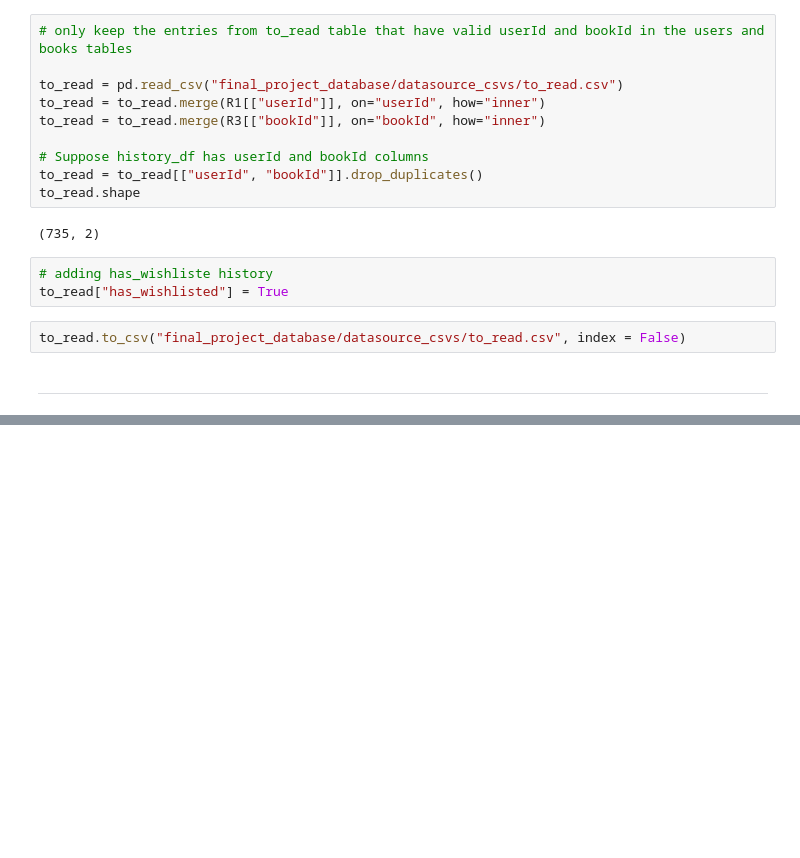
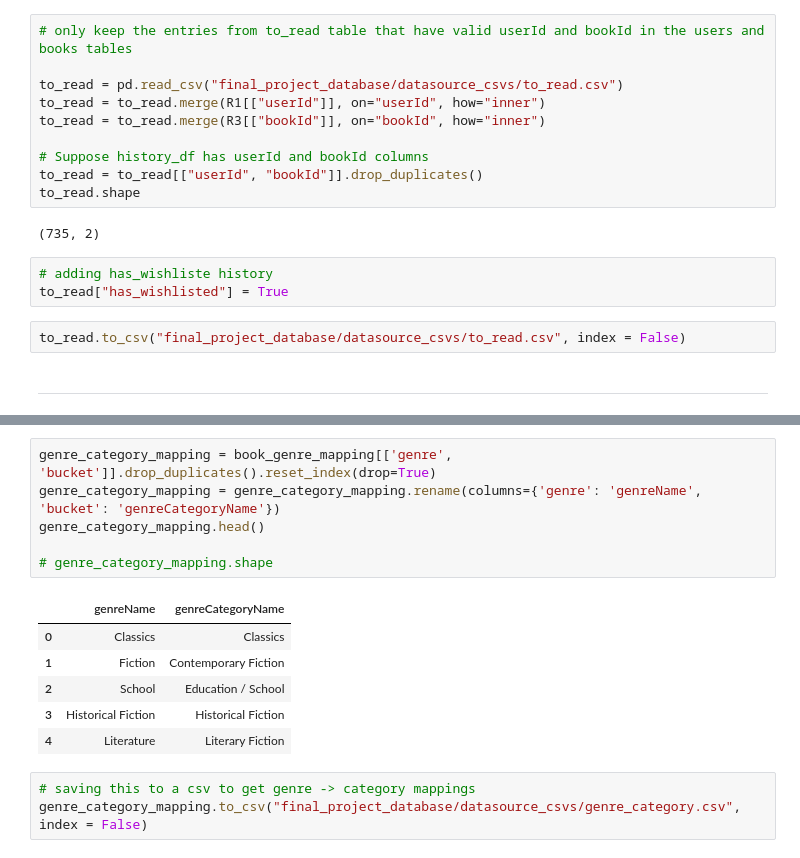
Before and after one commit to mariahj990/final_project_database, a Jupyter notebook: final_project_database/datasource_csvs/bcnf_decomp.ipynb, the cells around one changed output, grey strips where cells are left out. Cells and saved outputs as stored; diff of their text form; blank space fills up the shorter version.

```diff
--- a/final_project_database/datasource_csvs/bcnf_decomp.ipynb
+++ b/final_project_database/datasource_csvs/bcnf_decomp.ipynb
@@ -592,3 +601,19 @@ book_genre_mapping.head()
+# %%
+genre_category_mapping = book_genre_mapping[['genre', 'bucket']].drop_duplicates().reset_index(drop=True)
+genre_category_mapping = genre_category_mapping.rename(columns={'genre': 'genreName', 'bucket': 'genreCategoryName'})
+genre_category_mapping.head()
+
+# genre_category_mapping.shape
+# %% [output]
+|  | genreName | genreCategoryName |
+| 0 | Classics | Classics |
+| 1 | Fiction | Contemporary Fiction |
+| 2 | School | Education / School |
+| 3 | Historical Fiction | Historical Fiction |
+| 4 | Literature | Literary Fiction |
+# %%
+# saving this to a csv to get genre -> category mappings
+genre_category_mapping.to_csv("final_project_database/datasource_csvs/genre_category.csv", index = False)
 # %%
 book_genre_mapping = book_genre_mapping[['bookId', 'bucket']].drop_duplicates().reset_index(drop=True)
 book_genre_mapping = book_genre_mapping.rename(columns={'bucket': 'genreBucket'})
```
Also changed, not shown: parts of 19 cells of this notebook, 2 other files.
